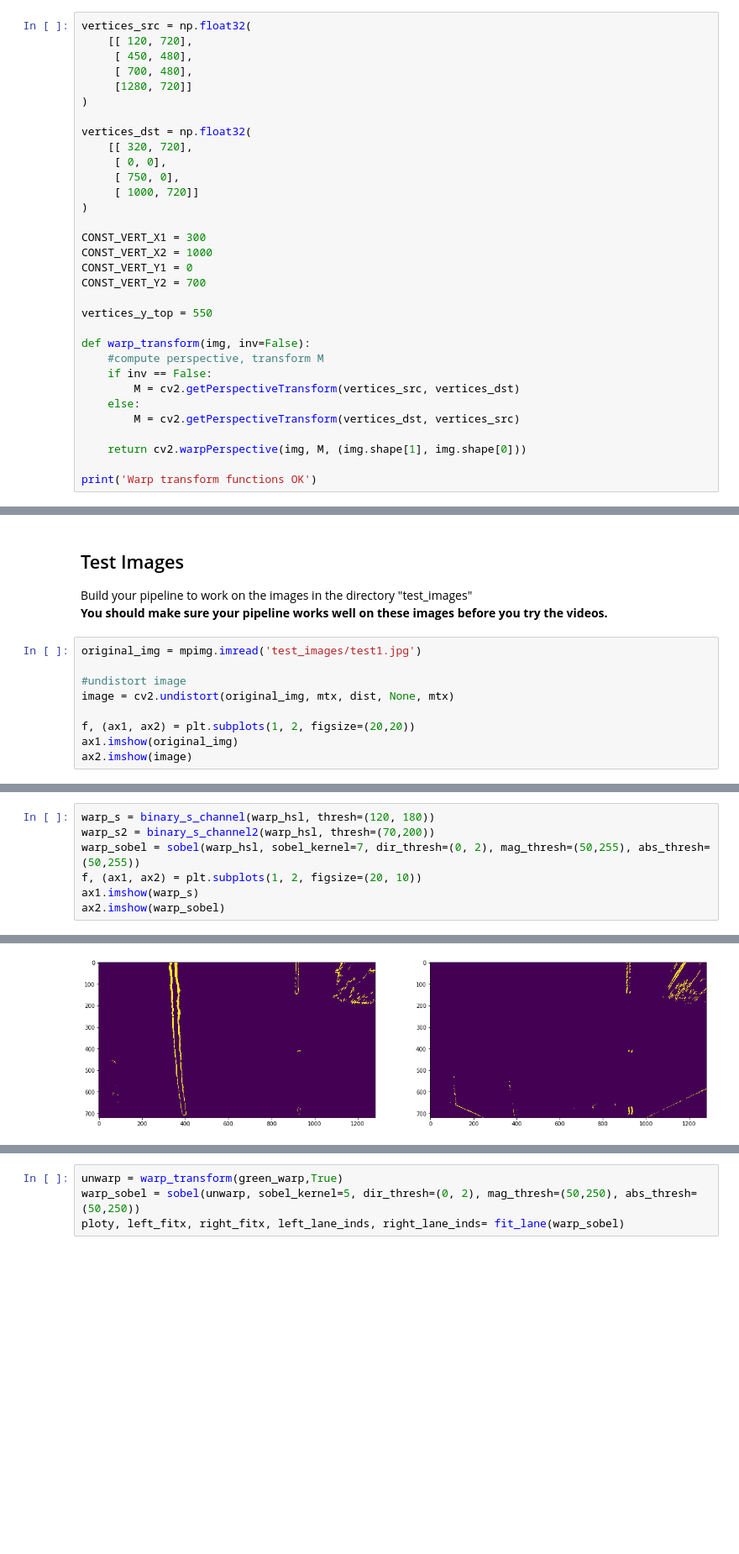
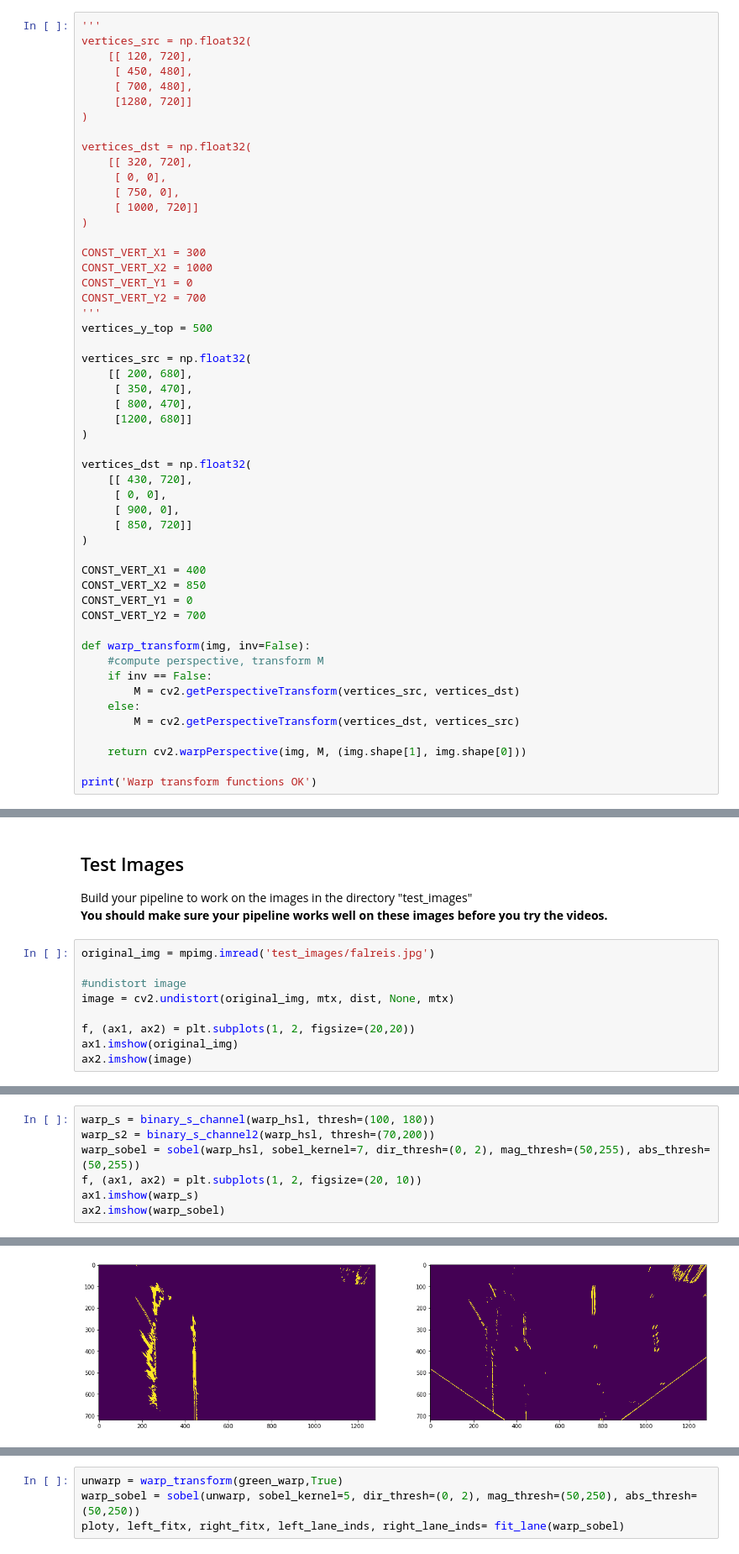
Before and after one commit to falreis/CarND-Advanced-Lane-Lines, a Jupyter notebook: code.ipynb, the cells around one changed output, grey strips where cells are left out. Shown at 84% size. Drawn from its saved outputs; the diff is of its cells as text; blank space fills up the shorter version.

```diff
--- a/code.ipynb
+++ b/code.ipynb
@@ -595,6 +561,7 @@ Region of Interests functions OK
 # %% [markdown]
 ### Warp Transform Functions
 # %%
+'''
 vertices_src = np.float32(
     [[ 120, 720],
      [ 450, 480],
@@ -613,8 +580,27 @@ CONST_VERT_X1 = 300
 CONST_VERT_X2 = 1000
 CONST_VERT_Y1 = 0
 CONST_VERT_Y2 = 700
+'''
+vertices_y_top = 500
 
-vertices_y_top = 550
+vertices_src = np.float32(
+    [[ 200, 680],
+     [ 350, 470],
+     [ 800, 470],
+     [1200, 680]]
+)
+
+vertices_dst = np.float32(
+    [[ 430, 720],
+     [ 0, 0],
+     [ 900, 0],
+     [ 850, 720]]
+)
+
+CONST_VERT_X1 = 400
+CONST_VERT_X2 = 850
+CONST_VERT_Y1 = 0
+CONST_VERT_Y2 = 700
 
 def warp_transform(img, inv=False):
     #compute perspective, transform M
@@ -858,7 +844,7 @@ calibration15.jpg
 Build your pipeline to work on the images in the directory "test_images"
 **You should make sure your pipeline works well on these images before you try the videos.**
 # %%
-original_img = mpimg.imread('test_images/test1.jpg')
+original_img = mpimg.imread('test_images/falreis.jpg')
 
 #undistort image
 image = cv2.undistort(original_img, mtx, dist, None, mtx)
@@ -904,13 +890,13 @@ plt.imshow(warp_f)
 # %%
-warp_s = binary_s_channel(warp_hsl, thresh=(120, 180))
+warp_s = binary_s_channel(warp_hsl, thresh=(100, 180))
 warp_s2 = binary_s_channel2(warp_hsl, thresh=(70,200))
 warp_sobel = sobel(warp_hsl, sobel_kernel=7, dir_thresh=(0, 2), mag_thresh=(50,255), abs_thresh=(50,255))
 f, (ax1, ax2) = plt.subplots(1, 2, figsize=(20, 10))
 ax1.imshow(warp_s)
 ax2.imshow(warp_sobel)
 # %% [output]
 <matplotlib.image.AxesImage at 0x...>
-[figure, old version]
+[figure, new version]
 # %%
 warp_conc = np.concatenate((warp_s[:,0:640], warp_sobel[:, 640:1280]), axis=1)
 #warp_norm = preprocessing.normalize(warp_conc, norm='l2')
```
Also changed, not shown: parts of 20 cells of this notebook, 13 other files.
